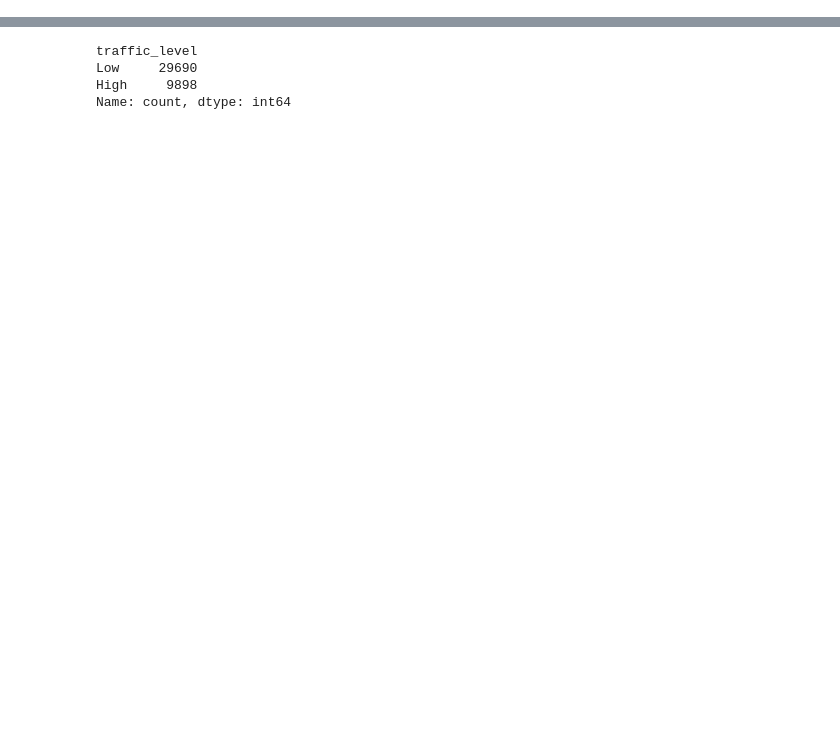
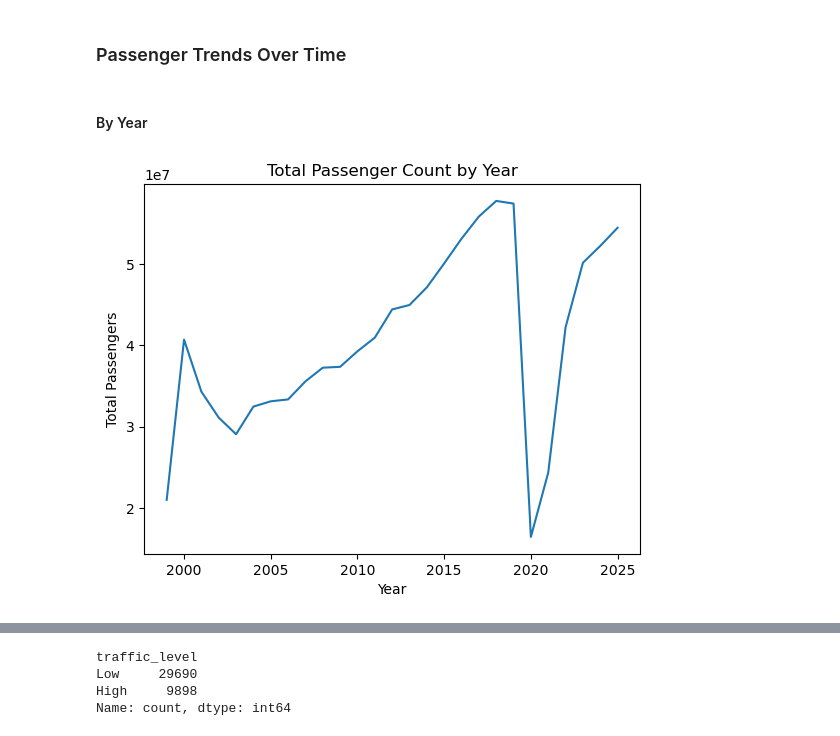
Before and after one commit to andrewhash/air-traffic-data-mining, a Jupyter notebook: air_traffic_analysis.ipynb, the cells around one changed output, grey strips where cells are left out. Saved outputs shown, nothing was run; the diff lists cells and outputs as text; code cells hidden in the pictures; blank space fills up the shorter version.

```diff
--- a/air_traffic_analysis.ipynb
+++ b/air_traffic_analysis.ipynb
@@ -47,0 +165,16 @@ memory usage: 5.1+ MB
+# %% [markdown]
+### Passenger Trends Over Time
+# %% [markdown]
+#### By Year
+# %%
+# Totaling passenger count by year
+# 2026 shows incomplete data, which takes out the sharp drop
+year = df[df["year"] < 2026].groupby("year")["passenger_count"].sum()
+
+year.plot()
+plt.title("Total Passenger Count by Year")
+plt.xlabel("Year")
+plt.ylabel("Total Passengers")
+plt.show()
+# %% [output]
+[figure, added]
```
Also changed, not shown: parts of 29 cells of this notebook.
